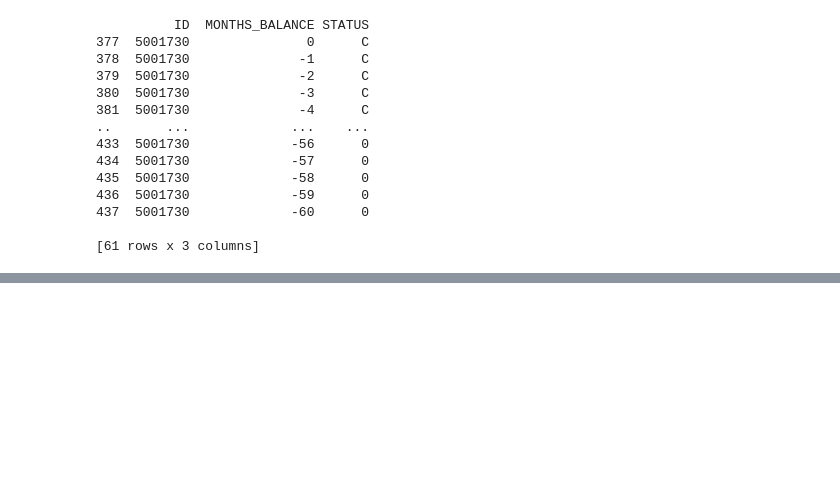
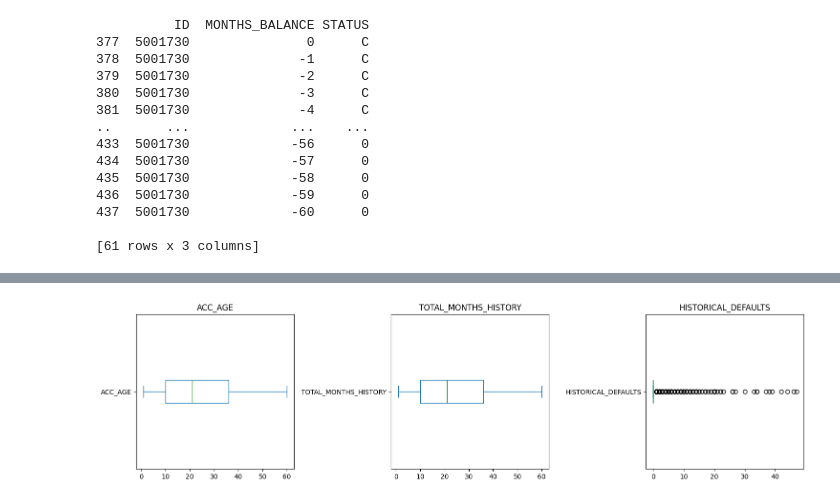
Before and after one commit to maddy221201/My_portfolio, a Jupyter notebook: cleaning_credit.ipynb, the cells around one changed output, grey strips where cells are left out. Drawn from its saved outputs; the diff is of its cells as text; code cells hidden in the pictures; blank space fills up the shorter version.

```diff
--- a/cleaning_credit.ipynb
+++ b/cleaning_credit.ipynb
@@ -130,3 +241,29 @@ print(df_cred[df_cred['ID'] == 5001730])
 437  5001730             -60      0
 
 [61 rows x 3 columns]
+# %%
+#Define the default status
+df_cred['is_default'] = df_cred['STATUS'].isin(['1','2', '3', '4', '5']).astype(int) #90 days or more is usually considered default
+
+# FEATURES: Only use months -1 and older (the past)
+df_past = df_cred[df_cred['MONTHS_BALANCE'] < 0]
+
+#Month 0 (the current status we want to predict)
+df_now = df_cred[df_cred['MONTHS_BALANCE'] == 0] #this will be our test target
+
+df_cred_final = df_past.groupby('ID').agg(
+    ACC_AGE=('MONTHS_BALANCE', lambda x: abs(x.min())),
+    TOTAL_MONTHS_HISTORY=('MONTHS_BALANCE', 'count'),
+    # This is now SAFE because it doesn't know about Month 0
+    HISTORICAL_DEFAULTS=('is_default', 'sum')
+).reset_index()
+
+#Create the 'Defaulted Previously' flag using ONLY the past
+df_cred_final['DEFAULTED_PREVIOUSLY'] = (df_cred_final['HISTORICAL_DEFAULTS'] > 0).astype(int)
+
+#Merge with the target (Month 0)
+# This says: "Given their history up to month -1, did they default in month 0?"
+target = df_now[['ID', 'is_default']].rename(columns={'is_default': 'TARGET_DEFAULT'})
+df_cred_final= df_cred_final.merge(target, on='ID', how='inner')
+
+print(df_cred_final.head())
@@ -252,0 +396,14 @@ dtype: int64
+# %%
+fig, axes = plt.subplots(1, 3, figsize=(15, 4))
+
+# Create box plots
+df_cred_final['ACC_AGE'].plot(kind='box', vert=False, ax=axes[0], title='ACC_AGE')
+df_cred_final['TOTAL_MONTHS_HISTORY'].plot(kind='box', vert=False, ax=axes[1], title='TOTAL_MONTHS_HISTORY')
+df_cred_final['HISTORICAL_DEFAULTS'].plot(kind='box', vert=False, ax=axes[2], title='HISTORICAL_DEFAULTS')
+
+plt.tight_layout()
+plt.show()
+
+#No Outliers found in credit record
+# %% [output]
+[figure, added]
```
Also changed, not shown: parts of 29 cells of this notebook, 1 other file.
